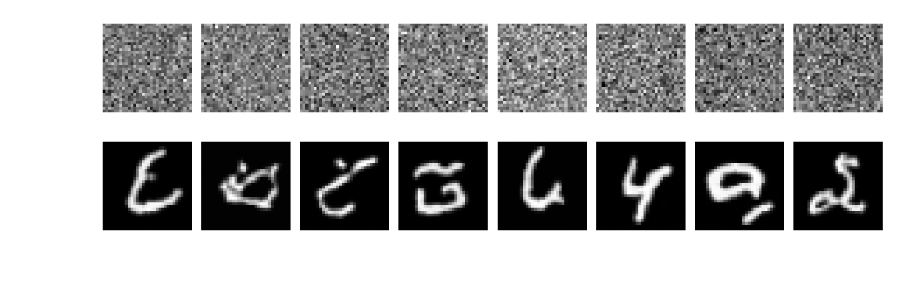
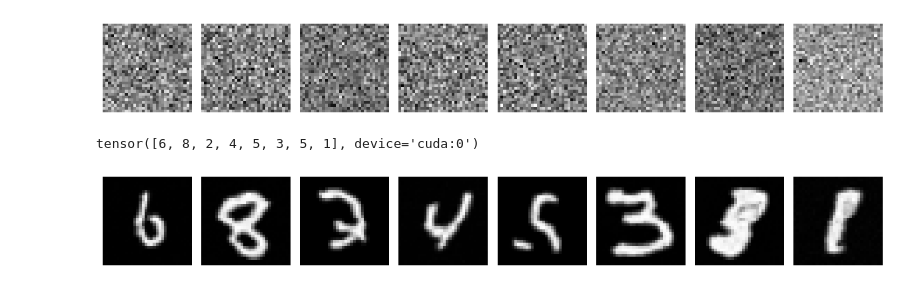
Before and after one commit to Acetaffyqwq/Diffusion-mnist, a Jupyter notebook: main.ipynb, the cells around one changed output. Saved outputs shown, nothing was run; the diff lists cells and outputs as text; code cells hidden in the pictures.

Commit message:
add a input model & self-attention

```diff
--- a/main.ipynb
+++ b/main.ipynb
@@ -53,15 +59,18 @@ Model = model.Diffusion(T).to(device)
 optimizer = optim.Adam(Model.parameters(), lr=0.001, weight_decay=1e-4)
 
 # train
-num_epochs = 50
+num_epochs = 30
 for epochs in range(num_epochs):
-    print(epochs)
+    Losssum = 0
     for images, labels in train_loader:
         images = images.to(device)
+        labels=labels.to(device)
         t = np.random.randint(1, T, size=images.shape[0])
         t = torch.tensor(t, device=device)
-        Loss = Model(images, t)
+        Loss = Model(images, t,labels)
+        Losssum += Loss
 
         optimizer.zero_grad()
         Loss.backward()
         optimizer.step()
+    print(epochs,Losssum)
@@ -68,32 +95,36 @@ for epochs in range(num_epochs):
 # %%
 # eval
 X = torch.randn([64, 1, 32, 32], device=device)
 
 X_cpu = X.cpu()
 fig, axes = plt.subplots(1, 8, figsize=(12, 3))
 for i in range(8):
     img = X_cpu[i].squeeze(0)
     img_vis=img * 0.3081 + 0.1307
     axes[i].imshow(img_vis, cmap='gray')
     axes[i].axis('off')
 plt.tight_layout()
 plt.show()
 
 with torch.no_grad(): # 测试要加上，不然建立巨大计算图
+    val = np.random.randint(0,10,size=64)
+    val = torch.tensor(val, device=device)
     for i in range(T - 1, 0, -1):
         t = torch.full((64,), i, device=device)
-        X = Model.step(X, t)
+        X = Model.step(X, t,val)
 
 # 将结果移回 CPU 用于绘图
 X_cpu = X.cpu()
 fig, axes = plt.subplots(1, 8, figsize=(12, 3))
+print(val[0:8])
 for i in range(8):
     img = X_cpu[i].squeeze(0)
     img_vis=img * 0.3081 + 0.1307
     axes[i].imshow(img_vis, cmap='gray')
     axes[i].axis('off')
 plt.tight_layout()
 plt.show()
 # %% [output]
-[figure, old version]
+[figure, new version]
+tensor([6, 8, 2, 4, 5, 3, 5, 1], device='cuda:0')
-[figure, old version]
+[figure, new version]
```
Also changed, not shown: parts of 2 cells of this notebook, 3 other files.
